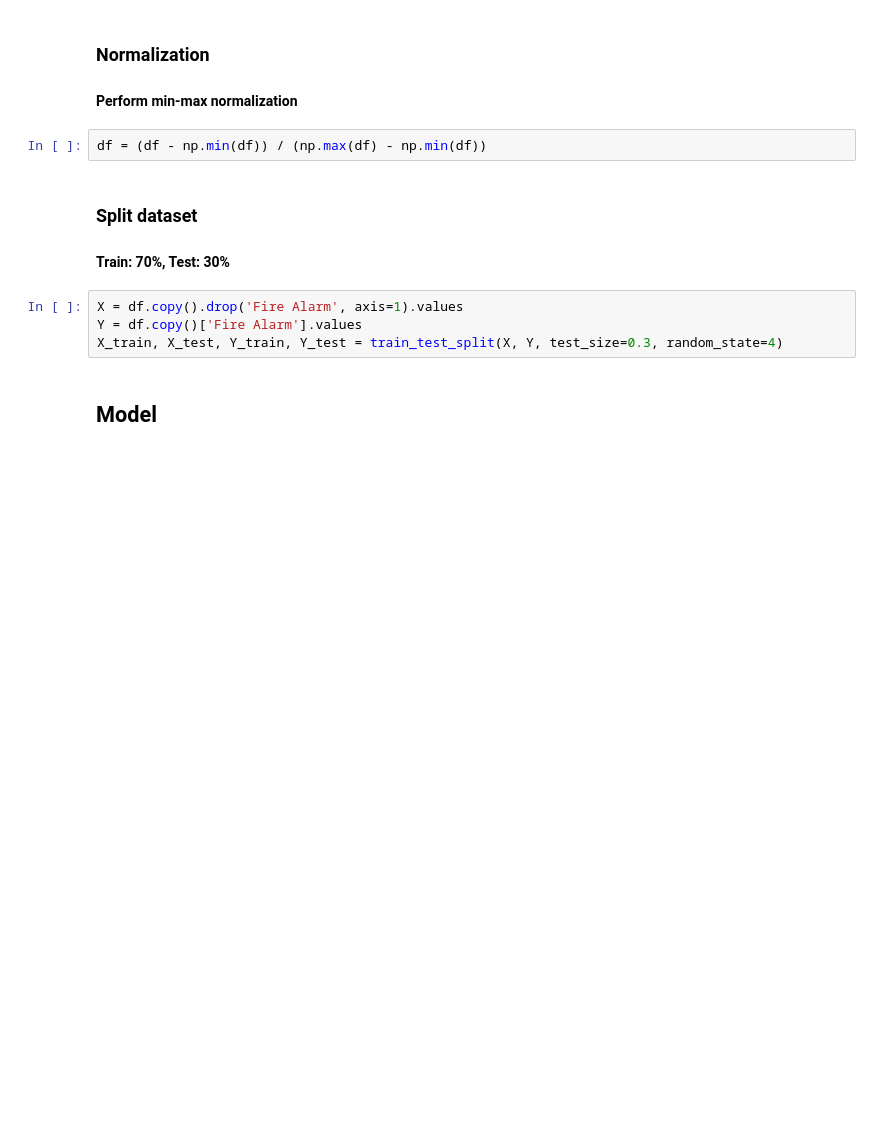
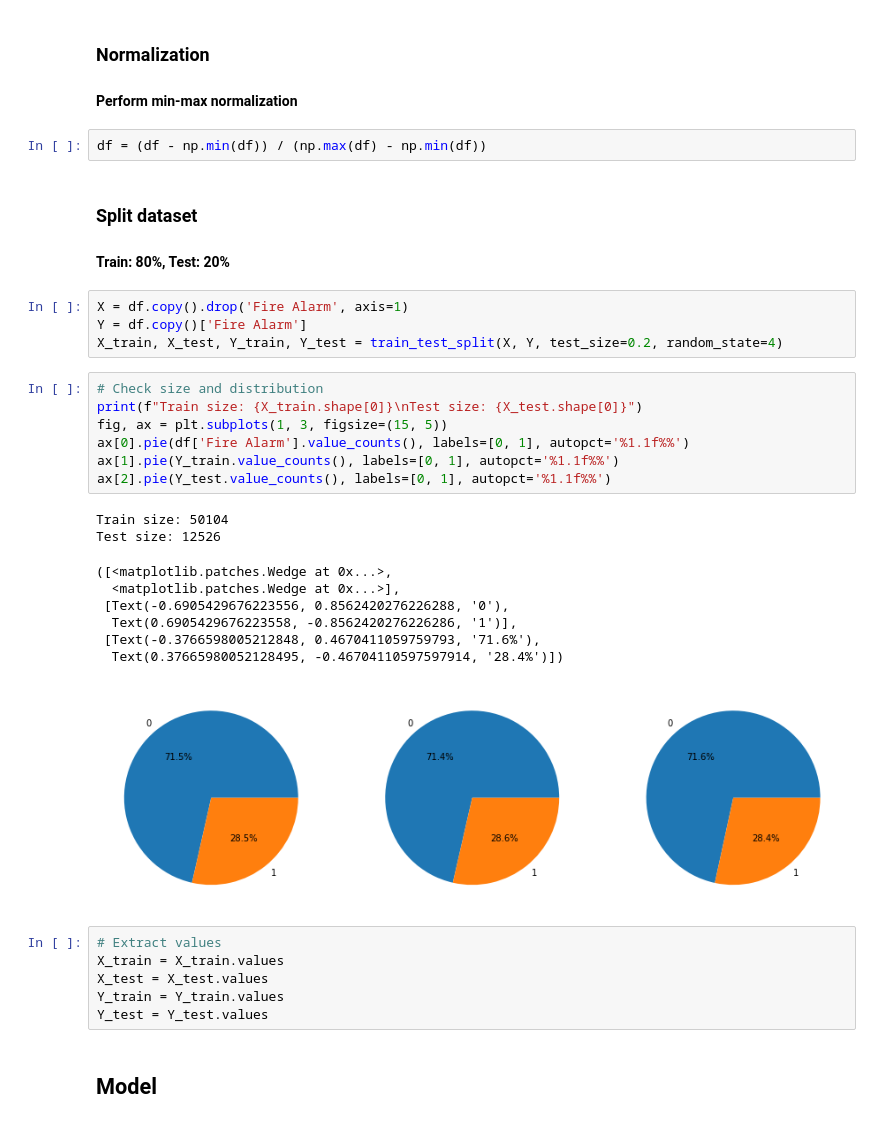
Before and after one commit to DimensionPrism/CSCI-4962-Projects-in-ML-and-AI, a Jupyter notebook: HW1/Homework1.ipynb, the cells around one changed output. Saved outputs shown, nothing was run; the diff lists cells and outputs as text; blank space fills up the shorter version.

```diff
--- a/HW1/Homework1.ipynb
+++ b/HW1/Homework1.ipynb
@@ -274,11 +275,34 @@ df = (df - np.min(df)) / (np.max(df) - np.min(df))
 # %% [markdown]
 <a id='section51'></a>
 ### Split dataset
-#### Train: 70%, Test: 30%
+#### Train: 80%, Test: 20%
 # %%
-X = df.copy().drop('Fire Alarm', axis=1).values
-Y = df.copy()['Fire Alarm'].values
-X_train, X_test, Y_train, Y_test = train_test_split(X, Y, test_size=0.3, random_state=4)
+X = df.copy().drop('Fire Alarm', axis=1)
+Y = df.copy()['Fire Alarm']
+X_train, X_test, Y_train, Y_test = train_test_split(X, Y, test_size=0.2, random_state=4)
+# %%
+# Check size and distribution
+print(f"Train size: {X_train.shape[0]}\nTest size: {X_test.shape[0]}")
+fig, ax = plt.subplots(1, 3, figsize=(15, 5))
+ax[0].pie(df['Fire Alarm'].value_counts(), labels=[0, 1], autopct='%1.1f%%')
+ax[1].pie(Y_train.value_counts(), labels=[0, 1], autopct='%1.1f%%')
+ax[2].pie(Y_test.value_counts(), labels=[0, 1], autopct='%1.1f%%')
+# %% [output]
+Train size: 50104
+Test size: 12526
+([<matplotlib.patches.Wedge at 0x...>,
+  <matplotlib.patches.Wedge at 0x...>],
+ [Text(-0.6905429676223556, 0.8562420276226288, '0'),
+  Text(0.6905429676223558, -0.8562420276226286, '1')],
+ [Text(-0.3766598005212848, 0.4670411059759793, '71.6%'),
+  Text(0.37665980052128495, -0.46704110597597914, '28.4%')])
+[figure, added]
+# %%
+# Extract values
+X_train = X_train.values
+X_test = X_test.values
+Y_train = Y_train.values
+Y_test = Y_test.values
 # %% [markdown]
 <a id='section6'></a>
 ## Model
```
Also changed, not shown: parts of 9 cells of this notebook.
